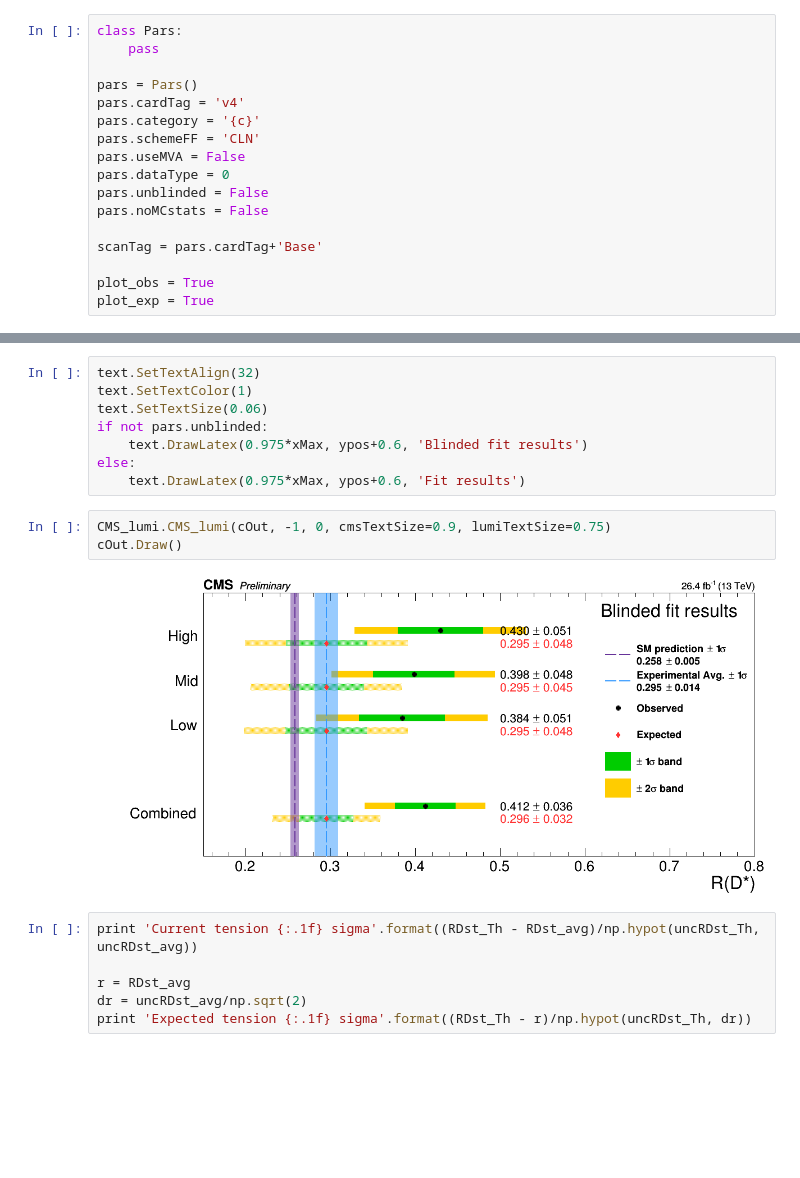
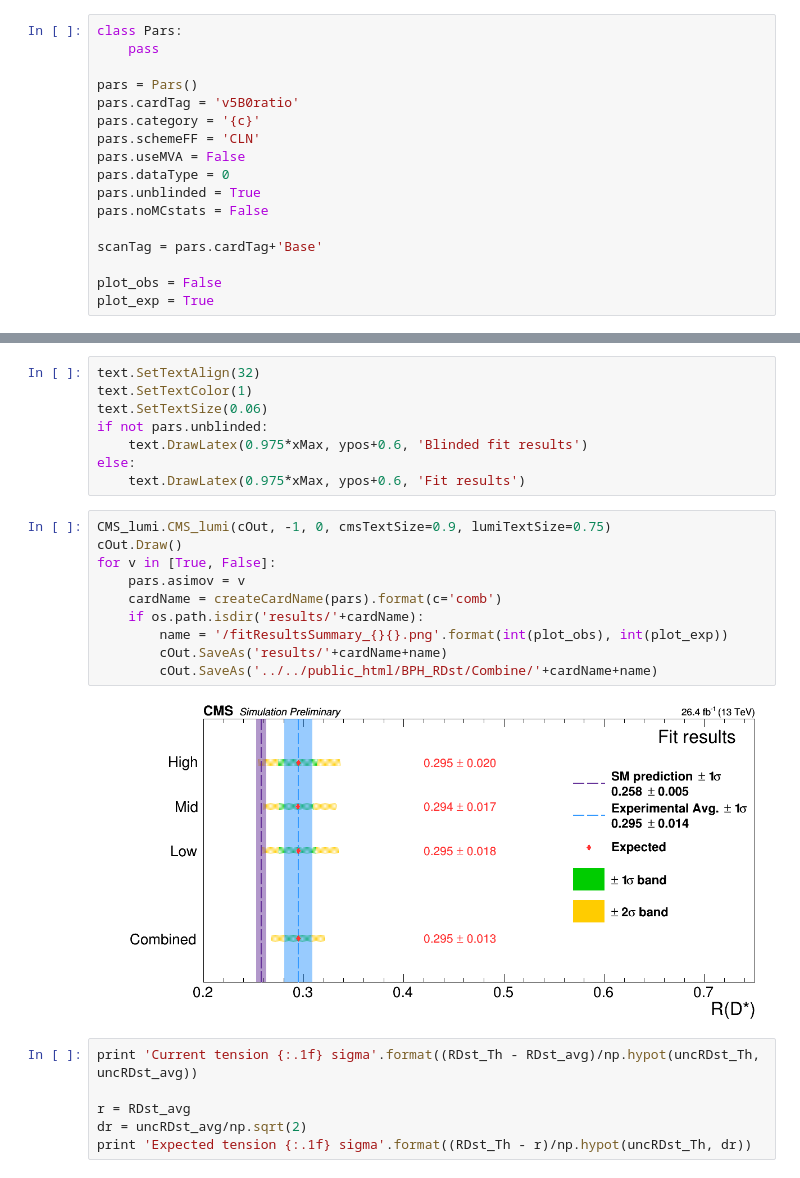
Before and after one commit to ocerri/BPH_RD_Analysis, a Jupyter notebook: Combine/plotResultsSummary.ipynb, the cells around one changed output, grey strips where cells are left out. Cells and saved outputs as stored; diff of their text form; blank space fills up the shorter version.

```diff
--- a/Combine/plotResultsSummary.ipynb
+++ b/Combine/plotResultsSummary.ipynb
@@ -3,17 +3,17 @@ class Pars:
     pass
 
 pars = Pars()
-pars.cardTag = 'v4'
+pars.cardTag = 'v5B0ratio'
 pars.category = '{c}'
 pars.schemeFF = 'CLN'
 pars.useMVA = False
 pars.dataType = 0
-pars.unblinded = False
+pars.unblinded = True
 pars.noMCstats = False
 
 scanTag = pars.cardTag+'Base'
 
-plot_obs = True
+plot_obs = False
 plot_exp = True
 # %% [markdown]
 # Import
@@ -245,11 +246,18 @@ if not pars.unblinded:
     text.DrawLatex(0.975*xMax, ypos+0.6, 'Blinded fit results')
 else:
     text.DrawLatex(0.975*xMax, ypos+0.6, 'Fit results')
-# %%
-CMS_lumi.CMS_lumi(cOut, -1, 0, cmsTextSize=0.9, lumiTextSize=0.75)
-cOut.Draw()
-# %% [output]
-[figure, removed]
+# %%
+CMS_lumi.CMS_lumi(cOut, -1, 0, cmsTextSize=0.9, lumiTextSize=0.75)
+cOut.Draw()
+for v in [True, False]:
+    pars.asimov = v
+    cardName = createCardName(pars).format(c='comb')
+    if os.path.isdir('results/'+cardName):
+        name = '/fitResultsSummary_{}{}.png'.format(int(plot_obs), int(plot_exp))
+        cOut.SaveAs('results/'+cardName+name)
+        cOut.SaveAs('../../public_html/BPH_RDst/Combine/'+cardName+name)
+# %% [output]
+[figure, added]
 # %%
 print 'Current tension {:.1f} sigma'.format((RDst_Th - RDst_avg)/np.hypot(uncRDst_Th, uncRDst_avg))
 
```
Also changed, not shown: parts of 3 cells of this notebook, 48 other files.
